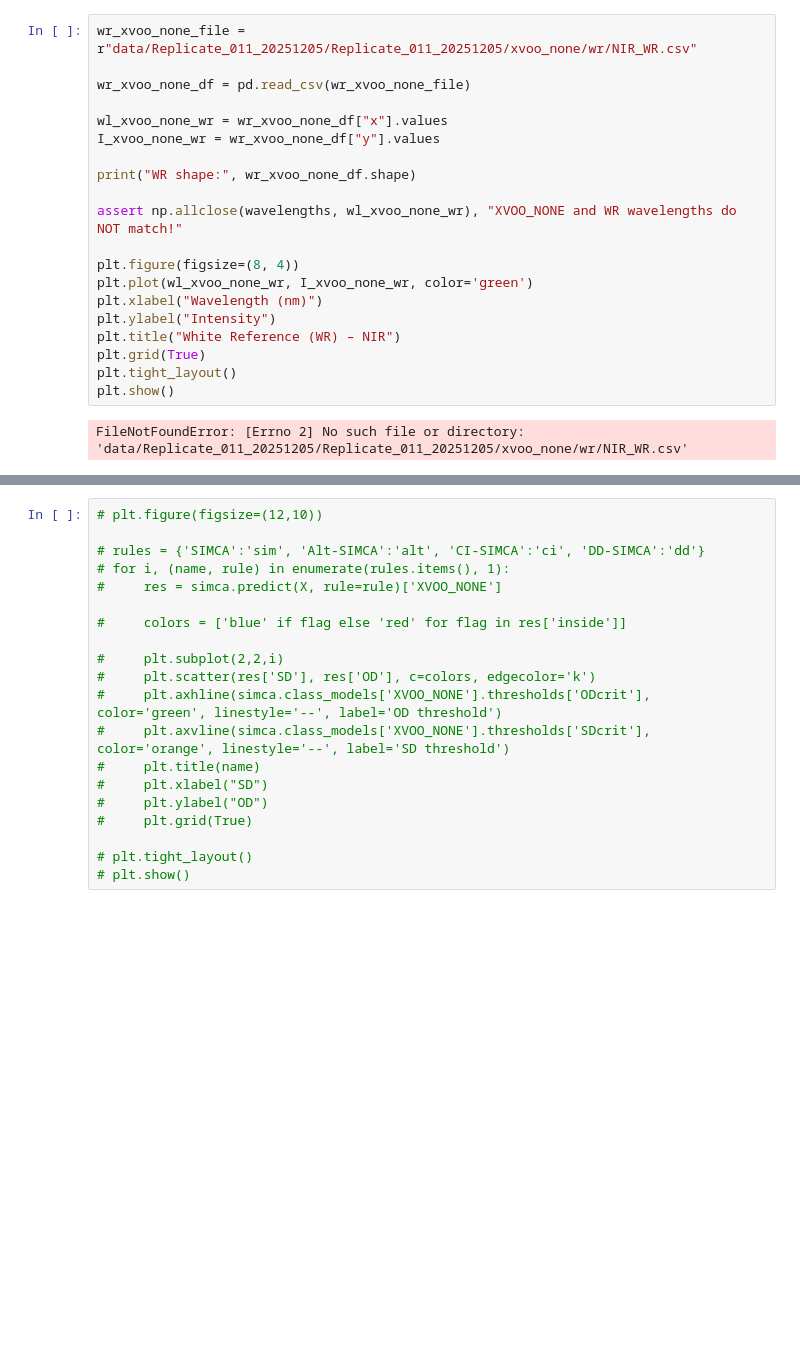
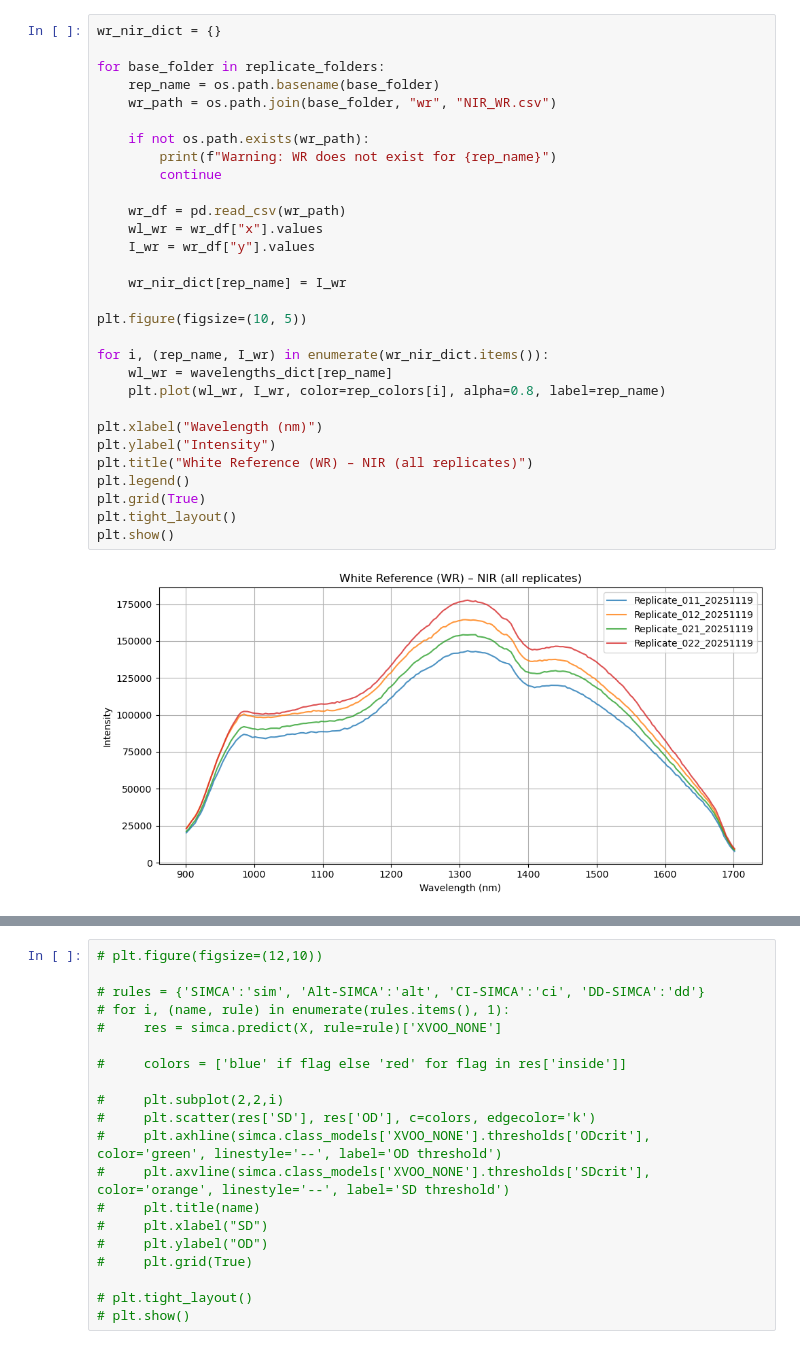
Before and after one commit to TamaraRanisovic/aiSpectra, a Jupyter notebook: NIR_predictions-Copy1.ipynb, the cells around one changed output, grey strips where cells are left out. Drawn from its saved outputs; the diff is of its cells as text; blank space fills up the shorter version.

```diff
--- a/NIR_predictions-Copy1.ipynb
+++ b/NIR_predictions-Copy1.ipynb
@@ -44,23 +80,33 @@ evoo_none_spectra_raw shape: (0,)
 # %%
-wr_xvoo_none_file = r"data/Replicate_011_20251205/Replicate_011_20251205/xvoo_none/wr/NIR_WR.csv"
+wr_nir_dict = {}
 
-wr_xvoo_none_df = pd.read_csv(wr_xvoo_none_file)
+for base_folder in replicate_folders:
+    rep_name = os.path.basename(base_folder)
+    wr_path = os.path.join(base_folder, "wr", "NIR_WR.csv")
 
-wl_xvoo_none_wr = wr_xvoo_none_df["x"].values
-I_xvoo_none_wr = wr_xvoo_none_df["y"].values
+    if not os.path.exists(wr_path):
+        print(f"Warning: WR does not exist for {rep_name}")
+        continue
 
-print("WR shape:", wr_xvoo_none_df.shape)
+    wr_df = pd.read_csv(wr_path)
+    wl_wr = wr_df["x"].values
+    I_wr = wr_df["y"].values
 
-assert np.allclose(wavelengths, wl_xvoo_none_wr), "XVOO_NONE and WR wavelengths do NOT match!"
+    wr_nir_dict[rep_name] = I_wr
 
-plt.figure(figsize=(8, 4))
-plt.plot(wl_xvoo_none_wr, I_xvoo_none_wr, color='green')
+plt.figure(figsize=(10, 5))
+
+for i, (rep_name, I_wr) in enumerate(wr_nir_dict.items()):
+    wl_wr = wavelengths_dict[rep_name]
+    plt.plot(wl_wr, I_wr, color=rep_colors[i], alpha=0.8, label=rep_name)
+
 plt.xlabel("Wavelength (nm)")
 plt.ylabel("Intensity")
-plt.title("White Reference (WR) – NIR")
+plt.title("White Reference (WR) – NIR (all replicates)")
+plt.legend()
 plt.grid(True)
 plt.tight_layout()
 plt.show()
 # %% [output]
-FileNotFoundError: [Errno 2] No such file or directory: 'data/Replicate_011_20251205/Replicate_011_20251205/xvoo_none/wr/NIR_WR.csv'
+[figure, added]
 # %%
```
Also changed, not shown: parts of 14 cells of this notebook.
